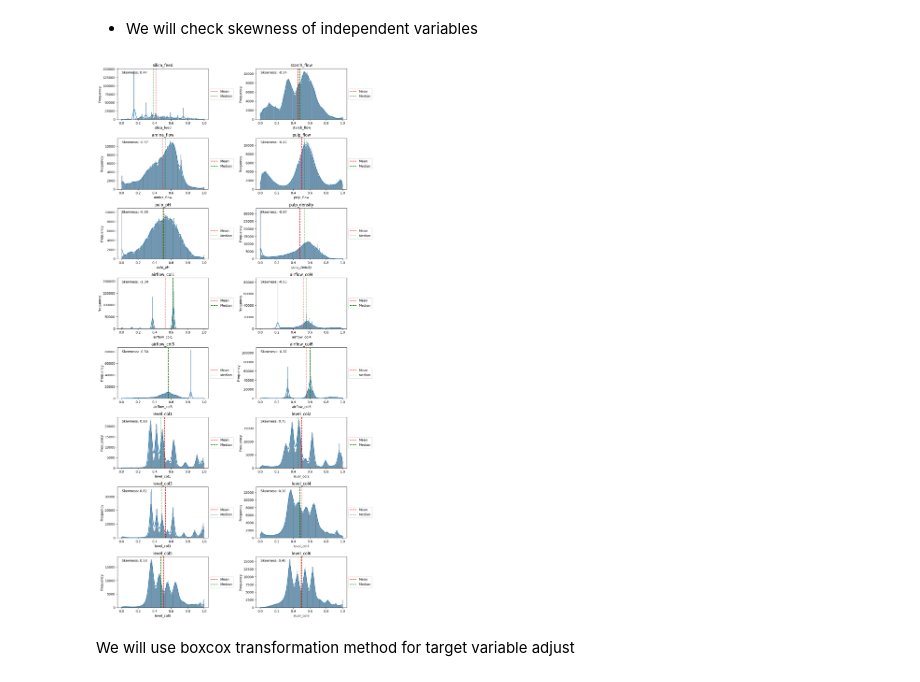
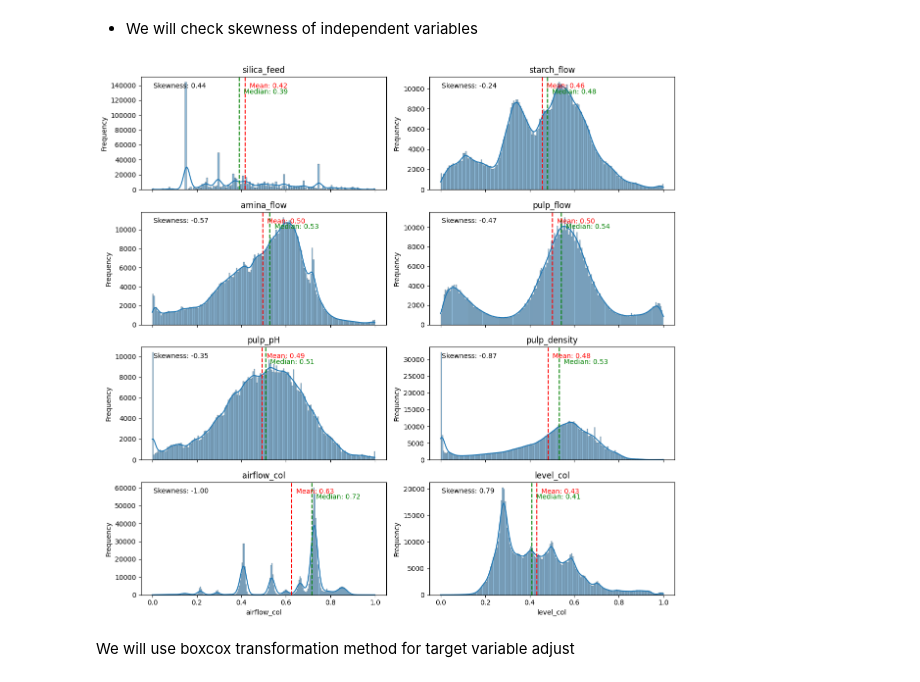
Before and after one commit to ArifAygun/Iron-Ore-Froth-Flotation-Quality-Prediction, a Jupyter notebook: AA_Iron_Ore_Froth_Flotation_Quality_Prediction.ipynb, the cells around one changed output. Cells and saved outputs as stored; diff of their text form; code cells hidden in the pictures.

```diff
--- a/AA_Iron_Ore_Froth_Flotation_Quality_Prediction.ipynb
+++ b/AA_Iron_Ore_Froth_Flotation_Quality_Prediction.ipynb
@@ -712,13 +666,11 @@ import matplotlib.pyplot as plt
 from scipy.stats import skew
 
 variables = ['silica_feed', 'starch_flow', 'amina_flow', 'pulp_flow', 'pulp_pH',
-             'pulp_density', 'airflow_col1', 'airflow_col4', 'airflow_col5',
-             'airflow_col6', 'level_col1', 'level_col2', 'level_col3', 'level_col4',
-             'level_col5', 'level_col6']
+             'pulp_density', 'airflow_col', 'level_col',]
 
-fig, axes = plt.subplots(nrows=8, ncols=2, figsize=(12, 24))
+fig, axes = plt.subplots(nrows=4, ncols=2, figsize=(12, 10))
 
-
+plt.subplots_adjust(hspace=0.4, wspace=0.3)
 for i, variable in enumerate(variables):
     row = i // 2
     col = i % 2
@@ -737,5 +689,3 @@ for i, variable in enumerate(variables):
 
 plt.tight_layout()
 plt.show()
-# %% [output]
-[figure, removed]
@@ -742,3 +726,38 @@ plt.show()
+# %%
+import seaborn as sns
+import matplotlib.pyplot as plt
+from scipy.stats import skew
+
+variables = ['silica_feed', 'starch_flow', 'amina_flow', 'pulp_flow', 'pulp_pH',
+             'pulp_density', 'airflow_col', 'level_col']
+
+fig, axes = plt.subplots(nrows=4, ncols=2, figsize=(12, 12), sharex=True)
+
+plt.subplots_adjust(hspace=0.4, wspace=0.3)
+
+for i, variable in enumerate(variables):
+    row = i // 2
+    col = i % 2
+
+    data = flotation[variable]
+    skewness = skew(data)
+
+    sns.histplot(data, kde=True, ax=axes[row, col])
+    axes[row, col].axvline(data.mean(), color='r', linestyle='--')
+    axes[row, col].axvline(data.median(), color='g', linestyle='--')
+
+    axes[row, col].text(data.mean() + 0.02 * (data.max() - data.min()), 0.9 * axes[row, col].get_ylim()[1], f'Mean: {data.mean():.2f}', color='r')
+    axes[row, col].text(data.median() + 0.02 * (data.max() - data.min()), 0.85 * axes[row, col].get_ylim()[1], f'Median: {data.median():.2f}', color='g')
+
+    axes[row, col].text(0.05, 0.95, f'Skewness: {skewness:.2f}', transform=axes[row, col].transAxes, ha='left', va='top')
+    axes[row, col].set_title(variable)
+    axes[row, col].set_xlabel(variable)
+    axes[row, col].set_ylabel('Frequency')
+
+plt.tight_layout(rect=[0, 0, 1, 0.96])  # Adjust the top spacing here
+plt.show()
+# %% [output]
+[figure, added]
 # %% [markdown]
 We will use boxcox transformation method for target variable adjust
 # %%
```
Also changed, not shown: parts of 11 cells of this notebook.
